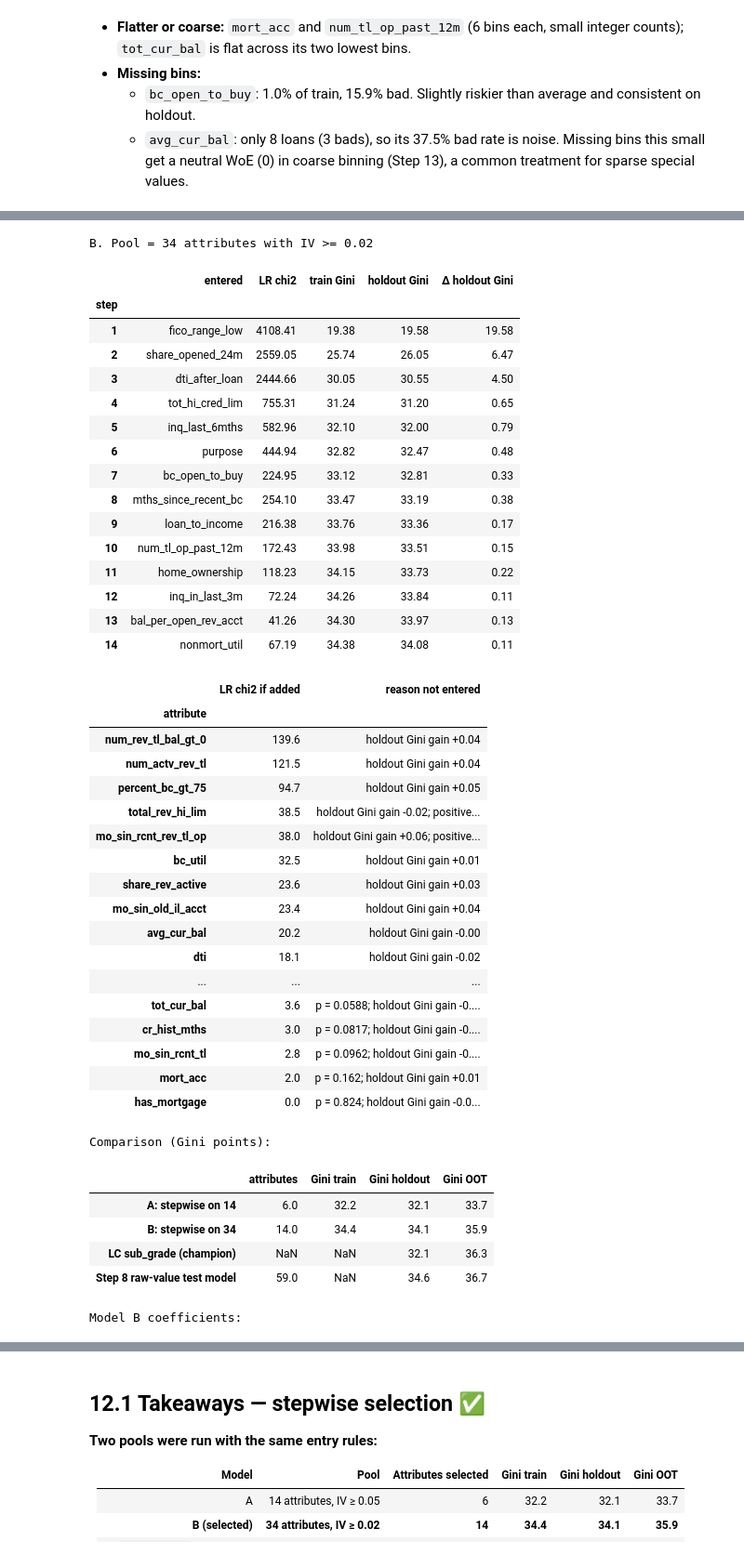
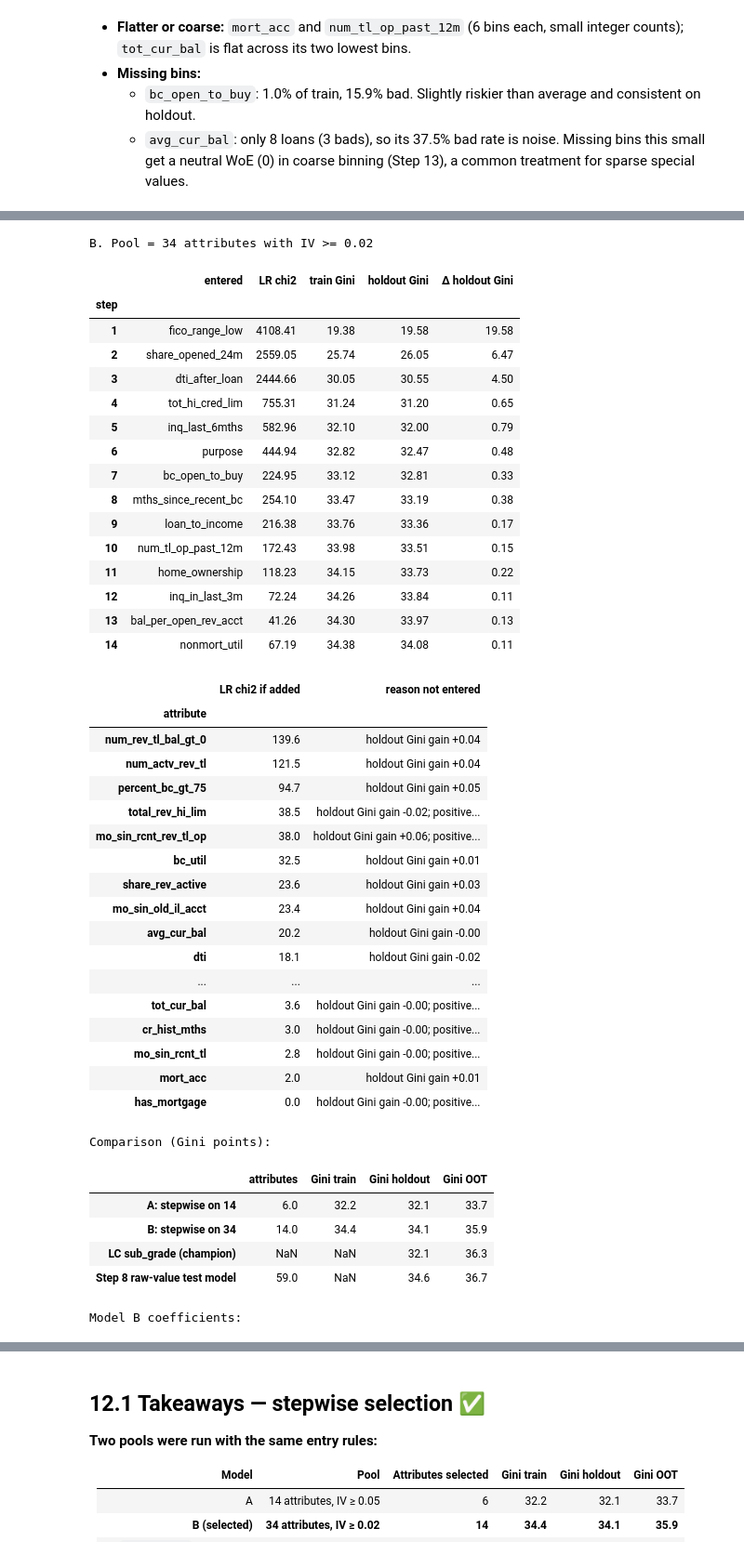
Before and after one commit to daniel-d-wu/scorecard-dev, a Jupyter notebook: scorecard_dev.ipynb, the cells around one changed output, grey strips where cells are left out. Shown at 93% size. Cells and saved outputs as stored; diff of their text form; code cells hidden in the pictures.

Commit message:
Step 12: drop p-value entry rule (selection unchanged)
Co-Authored-By: Claude Opus 5.5 <noreply@anthropic.com>
Claude-Session: https://claude.ai/code/session_01WCBfKdK9SaFtzQ3myuYP2h

```diff
--- a/scorecard_dev.ipynb
+++ b/scorecard_dev.ipynb
@@ -2189,7 +2188,6 @@ The selection is logged step by step, along with the reason each remaining attri
 # 12  Forward stepwise logistic regression on WoE
 # ---------------------------------------------------------------
 import statsmodels.api as sm
-from scipy.stats import chi2
 
 def woe_frame(d, cols):
     """Replace each attribute by the WoE of its bin (bins fitted on train in Step 11)."""
@@ -2198,7 +2196,7 @@ def woe_frame(d, cols):
 pool_all = cand_11 + weak_band                       # everything with IV >= 0.02
 W_tr, W_ho, W_oo = woe_frame(train, pool_all), woe_frame(hold, pool_all), woe_frame(oot, pool_all)
 y_tr, y_ho, y_oo = train.bad.astype(int), hold.bad.astype(int), oot.bad.astype(int)
-P_MAX, GINI_MIN = 0.001, 0.10
+GINI_MIN = 0.10                                      # entry hurdle: holdout Gini gain (points)
 
 def fit(cols):
     X = sm.add_constant(W_tr[cols], has_constant='add') if cols else np.ones((len(W_tr), 1))
@@ -2208,17 +2206,17 @@ def gini_on(res, cols, W, y):
     return 100 * gini(y, res.predict(sm.add_constant(W[cols], has_constant='add')))
 
 def stepwise(pool):
-    """Forward selection: add the attribute with the largest LR improvement that passes all three entry rules."""
+    """Forward selection: rank remaining attributes by LR improvement; add the first that passes both entry rules."""
     selected, log, current, cur_ho = [], [], fit([]), 0.0
     while True:
         trials = []
         for v in [c for c in pool if c not in selected]:
             res = fit(selected + [v]); lr = 2 * (res.llf - current.llf)
-            trials.append({'attribute': v, 'res': res, 'LR': lr, 'p': chi2.sf(lr, 1),
+            trials.append({'attribute': v, 'res': res, 'LR': lr,
                            'ho_gini': gini_on(res, selected + [v], W_ho, y_ho),
                            'signs_ok': bool((res.params.drop('const') < 0).all())})
         trials.sort(key=lambda t: -t['LR'])
-        chosen = next((t for t in trials if t['p'] < P_MAX and t['ho_gini'] - cur_ho >= GINI_MIN and t['signs_ok']), None)
+        chosen = next((t for t in trials if t['ho_gini'] - cur_ho >= GINI_MIN and t['signs_ok']), None)
         if chosen is None: break
         selected.append(chosen['attribute']); current = chosen['res']
         log.append({'step': len(selected), 'entered': chosen['attribute'], 'LR chi2': chosen['LR'],
@@ -2228,7 +2226,6 @@ def stepwise(pool):
     why = []
     for t in trials:
         r = []
-        if t['p'] >= P_MAX: r.append(f"p = {t['p']:.3g}")
         if t['ho_gini'] - cur_ho < GINI_MIN: r.append(f"holdout Gini gain {t['ho_gini'] - cur_ho:+.2f}")
         if not t['signs_ok']:
             pc = t['res'].params.drop('const'); r.append('positive coef: ' + ', '.join(pc[pc > 0].index))
@@ -2283,38 +2280,38 @@ A. Pool = 14 attributes with IV >= 0.05
 B. Pool = 34 attributes with IV >= 0.02
 |  | entered | LR chi2 | train Gini | holdout Gini | Δ holdout Gini |
 | step |  |  |  |  |  |
 | 1 | fico_range_low | 4108.41 | 19.38 | 19.58 | 19.58 |
 | 2 | share_opened_24m | 2559.05 | 25.74 | 26.05 | 6.47 |
 | 3 | dti_after_loan | 2444.66 | 30.05 | 30.55 | 4.50 |
 | 4 | tot_hi_cred_lim | 755.31 | 31.24 | 31.20 | 0.65 |
 | 5 | inq_last_6mths | 582.96 | 32.10 | 32.00 | 0.79 |
 | 6 | purpose | 444.94 | 32.82 | 32.47 | 0.48 |
 | 7 | bc_open_to_buy | 224.95 | 33.12 | 32.81 | 0.33 |
 | 8 | mths_since_recent_bc | 254.10 | 33.47 | 33.19 | 0.38 |
 | 9 | loan_to_income | 216.38 | 33.76 | 33.36 | 0.17 |
 | 10 | num_tl_op_past_12m | 172.43 | 33.98 | 33.51 | 0.15 |
 | 11 | home_ownership | 118.23 | 34.15 | 33.73 | 0.22 |
 | 12 | inq_in_last_3m | 72.24 | 34.26 | 33.84 | 0.11 |
 | 13 | bal_per_open_rev_acct | 41.26 | 34.30 | 33.97 | 0.13 |
 | 14 | nonmort_util | 67.19 | 34.38 | 34.08 | 0.11 |
 |  | LR chi2 if added | reason not entered |
 | attribute |  |  |
 | num_rev_tl_bal_gt_0 | 139.6 | holdout Gini gain +0.04 |
 | num_actv_rev_tl | 121.5 | holdout Gini gain +0.04 |
 | percent_bc_gt_75 | 94.7 | holdout Gini gain +0.05 |
 | total_rev_hi_lim | 38.5 | holdout Gini gain -0.02; positive... |
 | mo_sin_rcnt_rev_tl_op | 38.0 | holdout Gini gain +0.06; positive... |
 | bc_util | 32.5 | holdout Gini gain +0.01 |
 | share_rev_active | 23.6 | holdout Gini gain +0.03 |
 | mo_sin_old_il_acct | 23.4 | holdout Gini gain +0.04 |
 | avg_cur_bal | 20.2 | holdout Gini gain -0.00 |
 | dti | 18.1 | holdout Gini gain -0.02 |
 | ... | ... | ... |
-| tot_cur_bal | 3.6 | p = 0.0588; holdout Gini gain -0.... |
-| cr_hist_mths | 3.0 | p = 0.0817; holdout Gini gain -0.... |
-| mo_sin_rcnt_tl | 2.8 | p = 0.0962; holdout Gini gain -0.... |
-| mort_acc | 2.0 | p = 0.162; holdout Gini gain +0.01 |
-| has_mortgage | 0.0 | p = 0.824; holdout Gini gain -0.0... |
+| tot_cur_bal | 3.6 | holdout Gini gain -0.00; positive... |
+| cr_hist_mths | 3.0 | holdout Gini gain -0.00; positive... |
+| mo_sin_rcnt_tl | 2.8 | holdout Gini gain -0.00; positive... |
+| mort_acc | 2.0 | holdout Gini gain +0.01 |
+| has_mortgage | 0.0 | holdout Gini gain -0.00; positive... |
 Comparison (Gini points):
 |  | attributes | Gini train | Gini holdout | Gini OOT |
 | A: stepwise on 14 | 6.0 | 32.2 | 32.1 | 33.7 |
```
Also changed, not shown: parts of 3 cells of this notebook, 1 other file.
